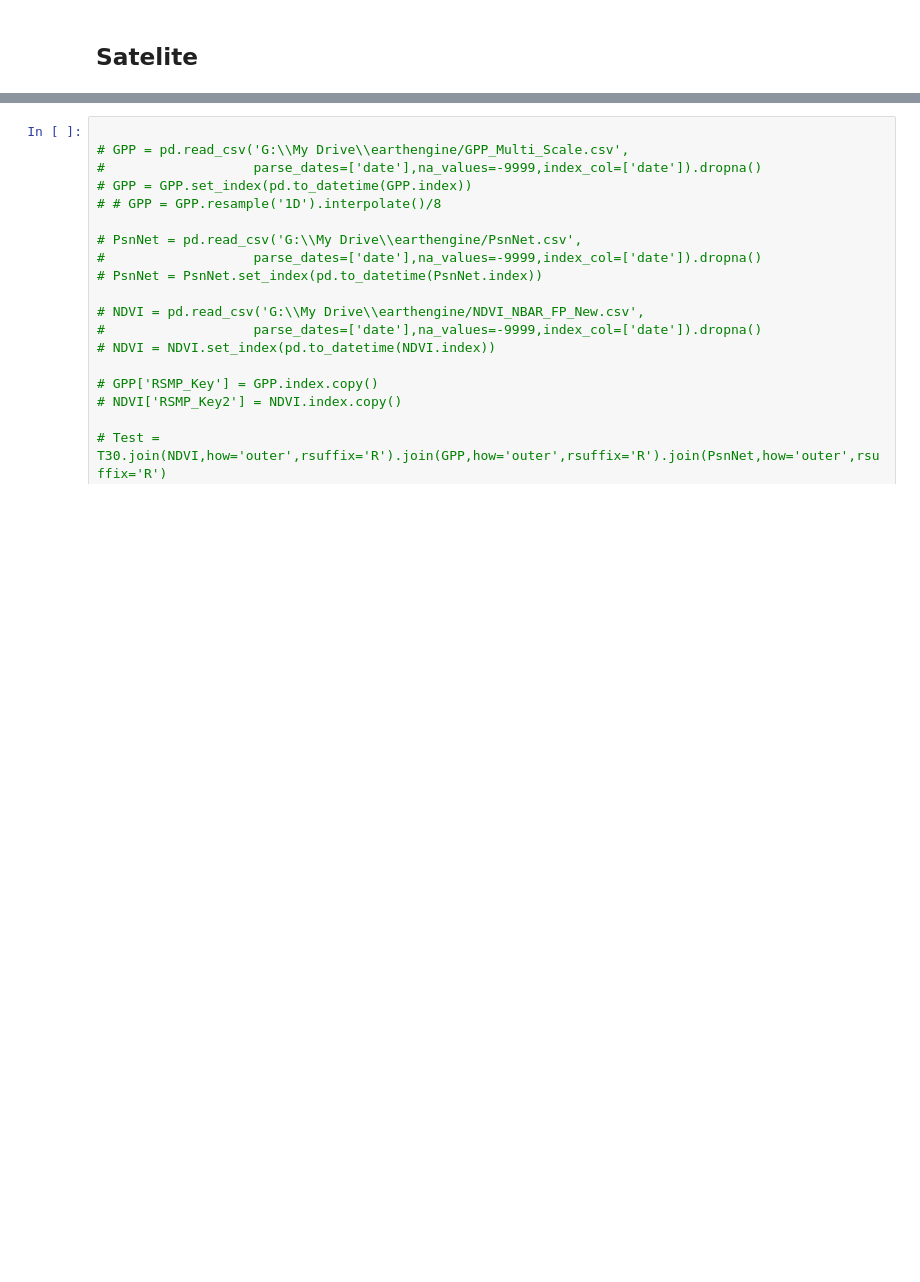
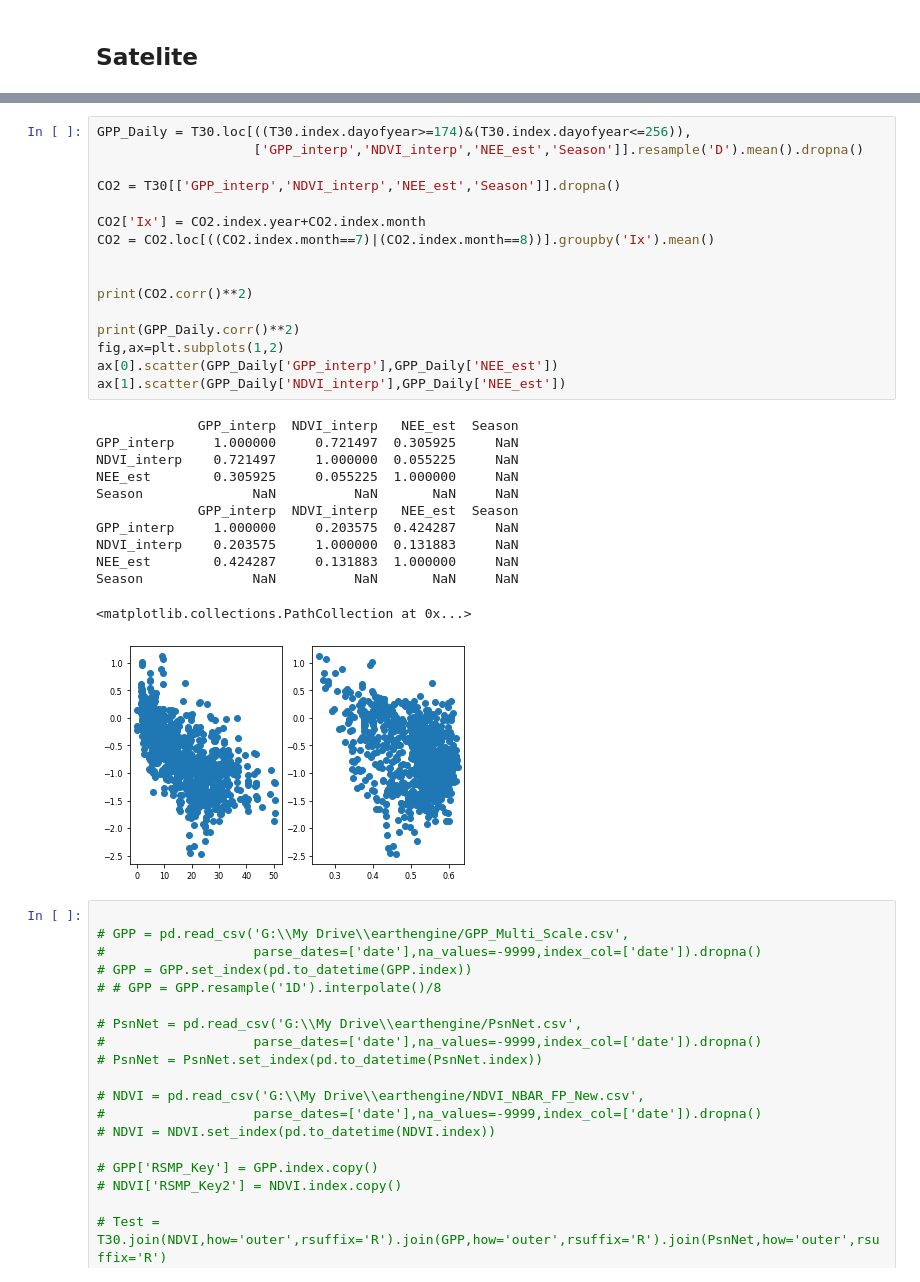
Before and after one commit to June-Skeeter/FishIsland_Flux_Analysis, a Jupyter notebook: Neural_Networks/Temporal_Upscaling.ipynb, the cells around one changed output, grey strips where cells are left out. Saved outputs shown, nothing was run; the diff lists cells and outputs as text; blank space fills up the shorter version.

```diff
--- a/Neural_Networks/Temporal_Upscaling.ipynb
+++ b/Neural_Networks/Temporal_Upscaling.ipynb
@@ -843,3 +890,32 @@ T30['Season'].describe()
+# %%
+GPP_Daily = T30.loc[((T30.index.dayofyear>=174)&(T30.index.dayofyear<=256)),
+                    ['GPP_interp','NDVI_interp','NEE_est','Season']].resample('D').mean().dropna()
+
+CO2 = T30[['GPP_interp','NDVI_interp','NEE_est','Season']].dropna()
+
+CO2['Ix'] = CO2.index.year+CO2.index.month
+CO2 = CO2.loc[((CO2.index.month==7)|(CO2.index.month==8))].groupby('Ix').mean()
+
+
+print(CO2.corr()**2)
+
+print(GPP_Daily.corr()**2)
+fig,ax=plt.subplots(1,2)
+ax[0].scatter(GPP_Daily['GPP_interp'],GPP_Daily['NEE_est'])
+ax[1].scatter(GPP_Daily['NDVI_interp'],GPP_Daily['NEE_est'])
+# %% [output]
+             GPP_interp  NDVI_interp   NEE_est  Season
+GPP_interp     1.000000     0.721497  0.305925     NaN
+NDVI_interp    0.721497     1.000000  0.055225     NaN
+NEE_est        0.305925     0.055225  1.000000     NaN
+Season              NaN          NaN       NaN     NaN
+             GPP_interp  NDVI_interp   NEE_est  Season
+GPP_interp     1.000000     0.203575  0.424287     NaN
+NDVI_interp    0.203575     1.000000  0.131883     NaN
+NEE_est        0.424287     0.131883  1.000000     NaN
+Season              NaN          NaN       NaN     NaN
+<matplotlib.collections.PathCollection at 0x...>
+[figure, added]
 # %%
 
 # GPP = pd.read_csv('G:\\My Drive\\earthengine/GPP_Multi_Scale.csv',
```
Also changed, not shown: parts of 21 cells of this notebook, 1 other file.
